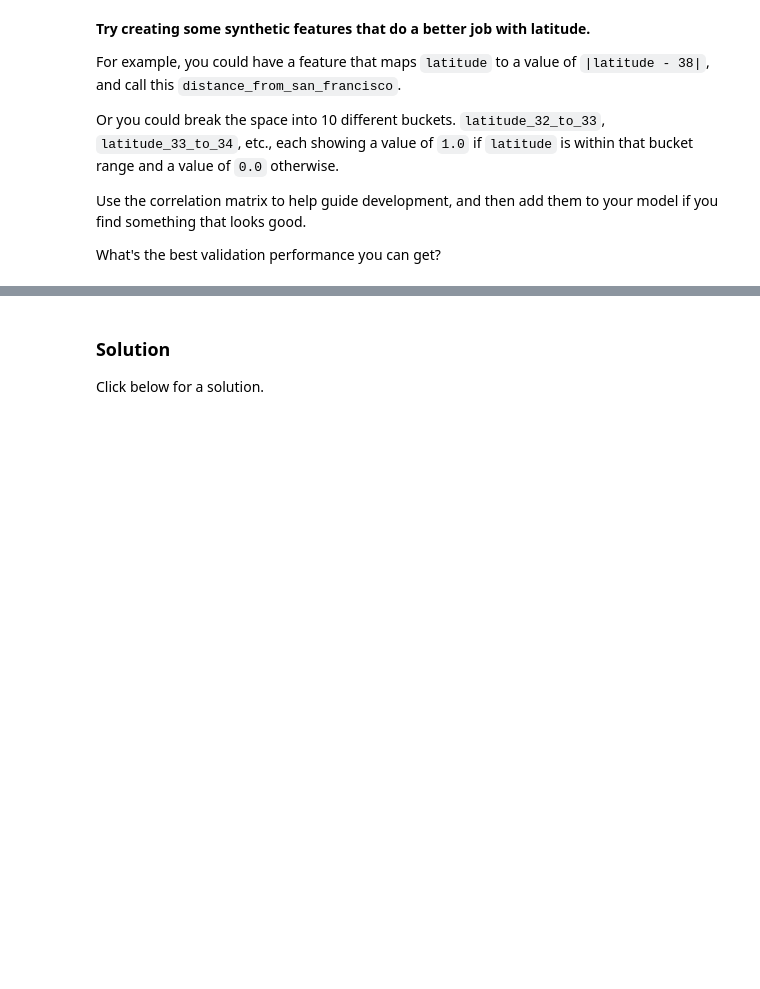
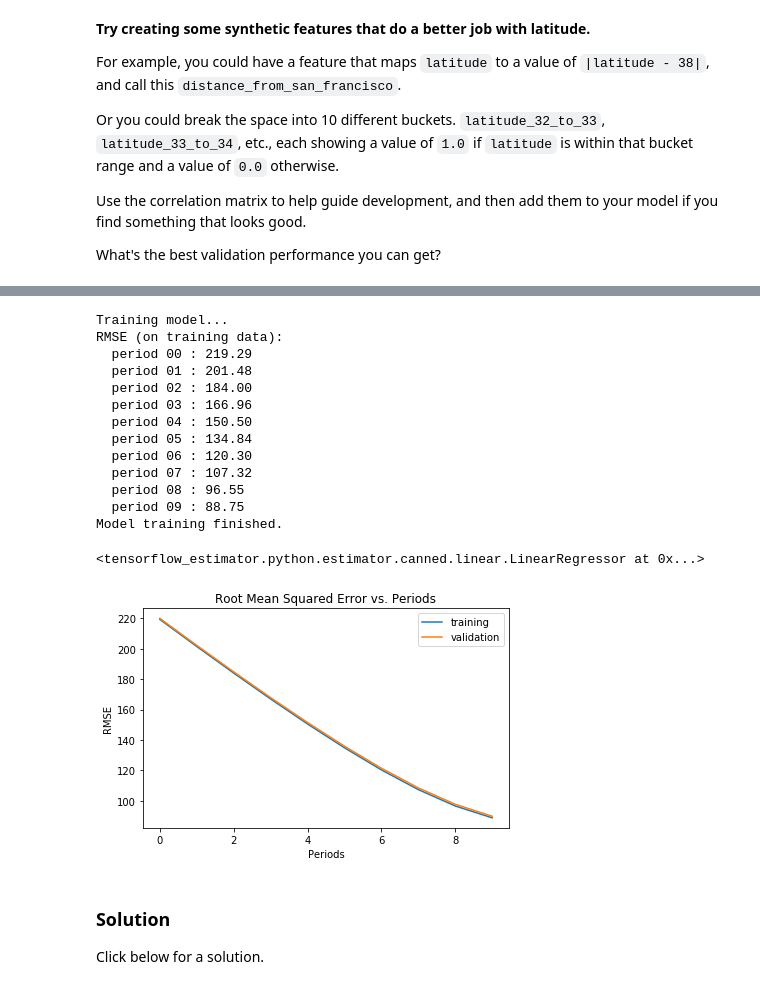
Before and after one commit to GlitchBox/ML-crash-course, a Jupyter notebook: feature_sets.ipynb, the cells around one changed output, grey strips where cells are left out. Saved outputs shown, nothing was run; the diff lists cells and outputs as text; code cells hidden in the pictures; blank space fills up the shorter version.

```diff
--- a/feature_sets.ipynb
+++ b/feature_sets.ipynb
@@ -416,3 +496,28 @@ What's the best validation performance you can get?
+# %%
+train_model(
+    learning_rate=0.01,
+    steps=800,
+    batch_size=500,
+    training_examples=final_training_examples2,
+    training_targets=training_targets,
+    validation_examples=final_validation_examples2,
+    validation_targets=validation_targets)
+# %% [output]
+Training model...
+RMSE (on training data):
+  period 00 : 219.29
+  period 01 : 201.48
+  period 02 : 184.00
+  period 03 : 166.96
+  period 04 : 150.50
+  period 05 : 134.84
+  period 06 : 120.30
+  period 07 : 107.32
+  period 08 : 96.55
+  period 09 : 88.75
+Model training finished.
+<tensorflow_estimator.python.estimator.canned.linear.LinearRegressor at 0x...>
+[figure, added]
 # %% [markdown]
 ### Solution
 
```
Also changed, not shown: parts of 7 cells of this notebook.
